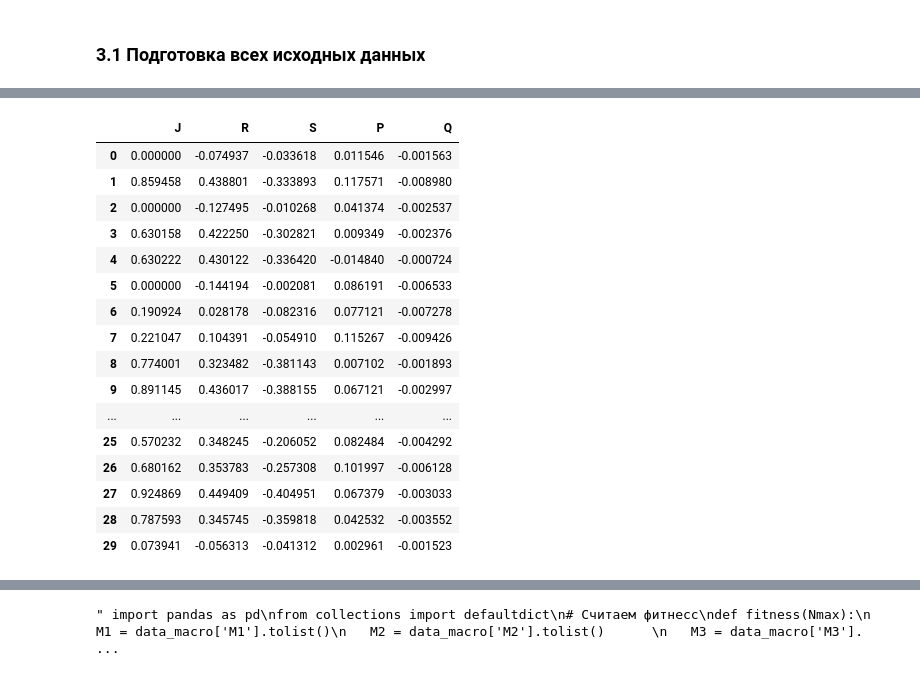
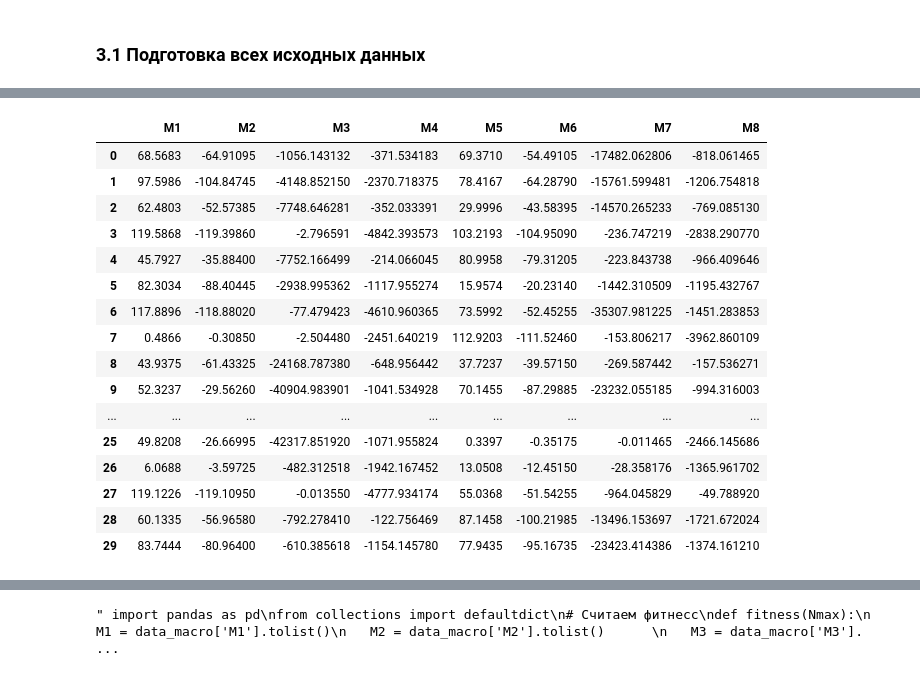
Before and after one commit to Breketov/MMPO, a Jupyter notebook: MMPO.ipynb, the cells around one changed output, grey strips where cells are left out. Cells and saved outputs as stored; diff of their text form; code cells hidden in the pictures.

```diff
--- a/MMPO.ipynb
+++ b/MMPO.ipynb
@@ -223,52 +224,57 @@ def SPQR(Nmax):
       collect['M5'].append(sigma1*(Aa[i] + D))
       collect['M6'].append(-sigma2*(Aa[i] + D + Ba[i]/2))
       collect['M7'].append(-2*(np.pi*Ba[i])**2)
       collect['M8'].append(-((Aa[i] + D0)**2 + (Ba[i]**2)/2))
-   J = []
+   """ J = []
    R, S, P, Q = [], [], [], []
    r, s, p, q = 0, 0, 0, 0
    for i in range(0, Nmax):
       r = alpha_a*collect['M5'][i] + betta_a*collect['M7'][i] + delta_a*collect['M8'][i]
       s = gamma_a*collect['M6'][i]
       p = alpha_j*collect['M1'][i] + betta_j*collect['M3'][i] + delta_j*collect['M4'][i]
       q = gamma_j*collect['M2'][i]
       if ((4*r*p + (p + q - s)**2) < 0):
          J.append(0)
          R.append(r)
          S.append(s)
          P.append(p)
          Q.append(q)
       else:
          J.append(-s - p - q + np.sqrt(4*r*p + (p + q - s)**2))
          R.append(r)
          S.append(s)
          P.append(p)
          Q.append(q)
    data_Jrspq = {'J': J, 'R': R, 'S': S, 'P': P, 'Q': Q}
    data = pd.DataFrame(data = data_Jrspq)
-   data.to_csv('data_Jrspq.csv', index=False)
+   data.to_csv('data_Jrspq.csv', index=False) """
+   data_macro = {}
+   data = pd.DataFrame(data = data_macro)
+   for i in range(1, 9):
+      data['M' + str(i)] = collect['M' + str(i)]
+   data.to_csv("data_macro_without_norm.csv", index=False)
    return data
 
 data_Jrspq = SPQR(Nmax)
 data_Jrspq
 # %% [output]
-|  | J | R | S | P | Q |
-| 0 | 0.000000 | -0.074937 | -0.033618 | 0.011546 | -0.001563 |
-| 1 | 0.859458 | 0.438801 | -0.333893 | 0.117571 | -0.008980 |
-| 2 | 0.000000 | -0.127495 | -0.010268 | 0.041374 | -0.002537 |
-| 3 | 0.630158 | 0.422250 | -0.302821 | 0.009349 | -0.002376 |
-| 4 | 0.630222 | 0.430122 | -0.336420 | -0.014840 | -0.000724 |
-| 5 | 0.000000 | -0.144194 | -0.002081 | 0.086191 | -0.006533 |
-| 6 | 0.190924 | 0.028178 | -0.082316 | 0.077121 | -0.007278 |
-| 7 | 0.221047 | 0.104391 | -0.054910 | 0.115267 | -0.009426 |
-| 8 | 0.774001 | 0.323482 | -0.381143 | 0.007102 | -0.001893 |
-| 9 | 0.891145 | 0.436017 | -0.388155 | 0.067121 | -0.002997 |
-| ... | ... | ... | ... | ... | ... |
-| 25 | 0.570232 | 0.348245 | -0.206052 | 0.082484 | -0.004292 |
-| 26 | 0.680162 | 0.353783 | -0.257308 | 0.101997 | -0.006128 |
-| 27 | 0.924869 | 0.449409 | -0.404951 | 0.067379 | -0.003033 |
-| 28 | 0.787593 | 0.345745 | -0.359818 | 0.042532 | -0.003552 |
-| 29 | 0.073941 | -0.056313 | -0.041312 | 0.002961 | -0.001523 |
+|  | M1 | M2 | M3 | M4 | M5 | M6 | M7 | M8 |
+| 0 | 68.5683 | -64.91095 | -1056.143132 | -371.534183 | 69.3710 | -54.49105 | -17482.062806 | -818.061465 |
+| 1 | 97.5986 | -104.84745 | -4148.852150 | -2370.718375 | 78.4167 | -64.28790 | -15761.599481 | -1206.754818 |
+| 2 | 62.4803 | -52.57385 | -7748.646281 | -352.033391 | 29.9996 | -43.58395 | -14570.265233 | -769.085130 |
+| 3 | 119.5868 | -119.39860 | -2.796591 | -4842.393573 | 103.2193 | -104.95090 | -236.747219 | -2838.290770 |
+| 4 | 45.7927 | -35.88400 | -7752.166499 | -214.066045 | 80.9958 | -79.31205 | -223.843738 | -966.409646 |
+| 5 | 82.3034 | -88.40445 | -2938.995362 | -1117.955274 | 15.9574 | -20.23140 | -1442.310509 | -1195.432767 |
+| 6 | 117.8896 | -118.88020 | -77.479423 | -4610.960365 | 73.5992 | -52.45255 | -35307.981225 | -1451.283853 |
+| 7 | 0.4866 | -0.30850 | -2.504480 | -2451.640219 | 112.9203 | -111.52460 | -153.806217 | -3962.860109 |
+| 8 | 43.9375 | -61.43325 | -24168.787380 | -648.956442 | 37.7237 | -39.57150 | -269.587442 | -157.536271 |
+| 9 | 52.3237 | -29.56260 | -40904.983901 | -1041.534928 | 70.1455 | -87.29885 | -23232.055185 | -994.316003 |
+| ... | ... | ... | ... | ... | ... | ... | ... | ... |
+| 25 | 49.8208 | -26.66995 | -42317.851920 | -1071.955824 | 0.3397 | -0.35175 | -0.011465 | -2466.145686 |
+| 26 | 6.0688 | -3.59725 | -482.312518 | -1942.167452 | 13.0508 | -12.45150 | -28.358176 | -1365.961702 |
+| 27 | 119.1226 | -119.10950 | -0.013550 | -4777.934174 | 55.0368 | -51.54255 | -964.045829 | -49.788920 |
+| 28 | 60.1335 | -56.96580 | -792.278410 | -122.756469 | 87.1458 | -100.21985 | -13496.153697 | -1721.672024 |
+| 29 | 83.7444 | -80.96400 | -610.385618 | -1154.145780 | 77.9435 | -95.16735 | -23423.414386 | -1374.161210 |
 # %%
 import numpy as np
 from collections import defaultdict
```
Also changed, not shown: parts of 13 cells of this notebook, 8 other files.
